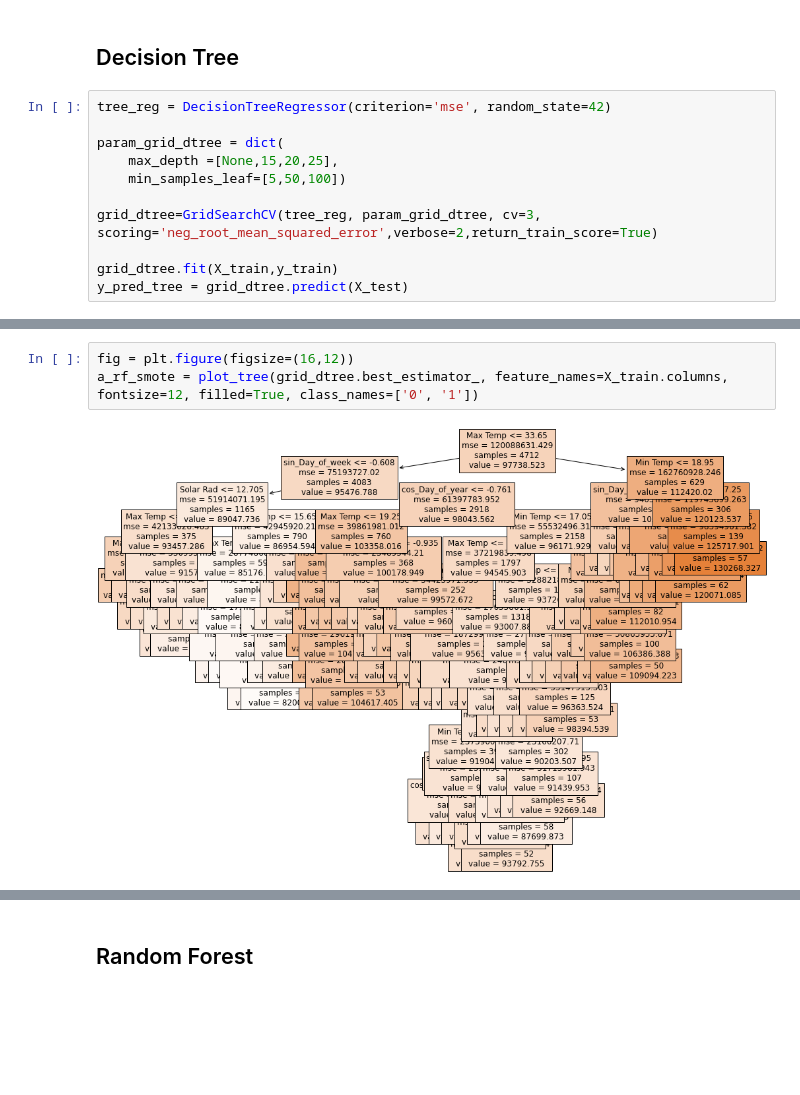
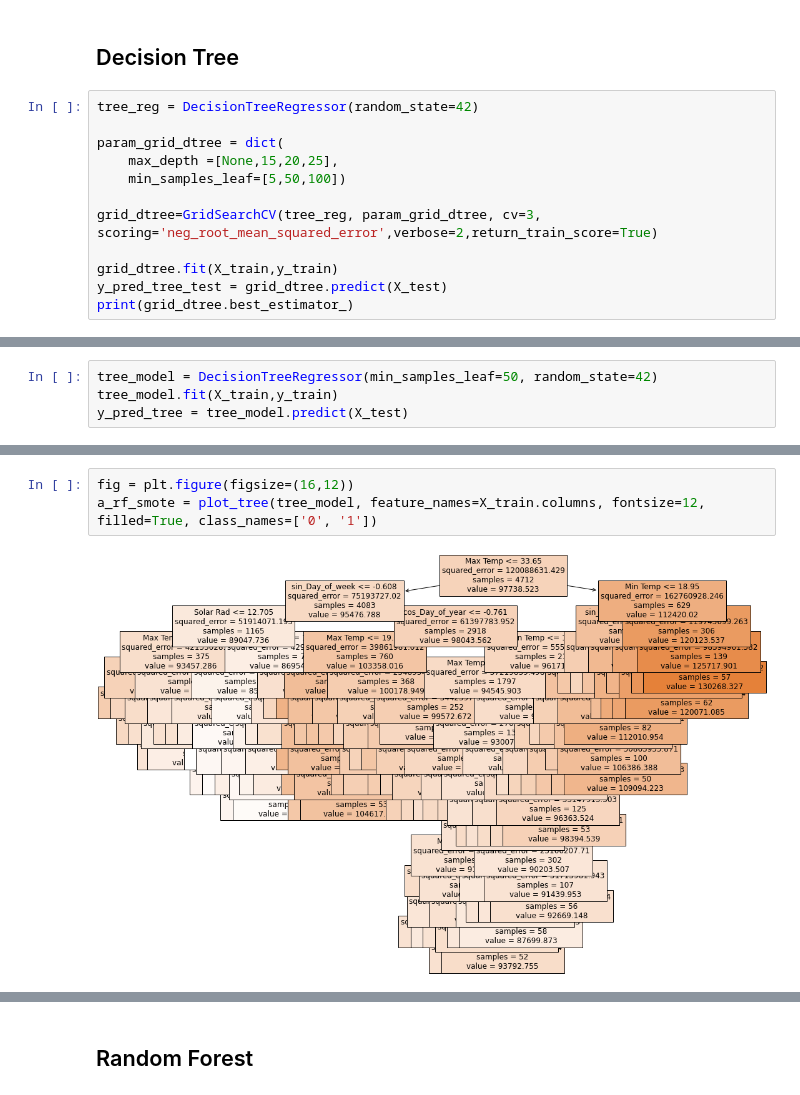
Before and after one commit to zheyzhang/Capstone-Individual, a Jupyter notebook: Data Modeling/BOM/BOM_model.ipynb, the cells around one changed output, grey strips where cells are left out. Cells and saved outputs as stored; diff of their text form; blank space fills up the shorter version.

```diff
--- a/Data Modeling/BOM/BOM_model.ipynb
+++ b/Data Modeling/BOM/BOM_model.ipynb
@@ -152,7 +183,7 @@ Name: Operational Demand (MW), dtype: float64
 # %% [markdown]
 ## Decision Tree
 # %%
-tree_reg = DecisionTreeRegressor(criterion='mse', random_state=42)
+tree_reg = DecisionTreeRegressor(random_state=42)
 
 param_grid_dtree = dict(
     max_depth =[None,15,20,25],
@@ -161,7 +192,8 @@ param_grid_dtree = dict(
 grid_dtree=GridSearchCV(tree_reg, param_grid_dtree, cv=3, scoring='neg_root_mean_squared_error',verbose=2,return_train_score=True)
 
 grid_dtree.fit(X_train,y_train)
-y_pred_tree = grid_dtree.predict(X_test)
+y_pred_tree_test = grid_dtree.predict(X_test)
+print(grid_dtree.best_estimator_)
 # %% [output]
 Fitting 3 folds for each of 12 candidates, totalling 36 fits
 [CV] END .................max_depth=None, min_samples_leaf=5; total time=   0.0s
@@ -183,3 +215,7 @@ Fitting 3 folds for each of 12 candidates, totalling 36 fits
+# %%
+tree_model = DecisionTreeRegressor(min_samples_leaf=50, random_state=42)
+tree_model.fit(X_train,y_train)
+y_pred_tree = tree_model.predict(X_test)
 # %%
 dtscore=ModelScore(y_test,y_pred_tree)
 dtscore
@@ -209,8 +244,8 @@ DecisionTreeRegressor(criterion='mse', min_samples_leaf=50, random_state=42)
 # %%
 fig = plt.figure(figsize=(16,12))
-a_rf_smote = plot_tree(grid_dtree.best_estimator_, feature_names=X_train.columns, fontsize=12, filled=True, class_names=['0', '1'])
+a_rf_smote = plot_tree(tree_model, feature_names=X_train.columns, fontsize=12, filled=True, class_names=['0', '1'])
 # %% [output]
-[figure, old version]
+[figure, new version]
 # %%
 y_pred_tree = pd.DataFrame(y_pred_tree)
 predict_table_dt = pd.DataFrame(y_test)
```
Also changed, not shown: parts of 32 cells of this notebook.
